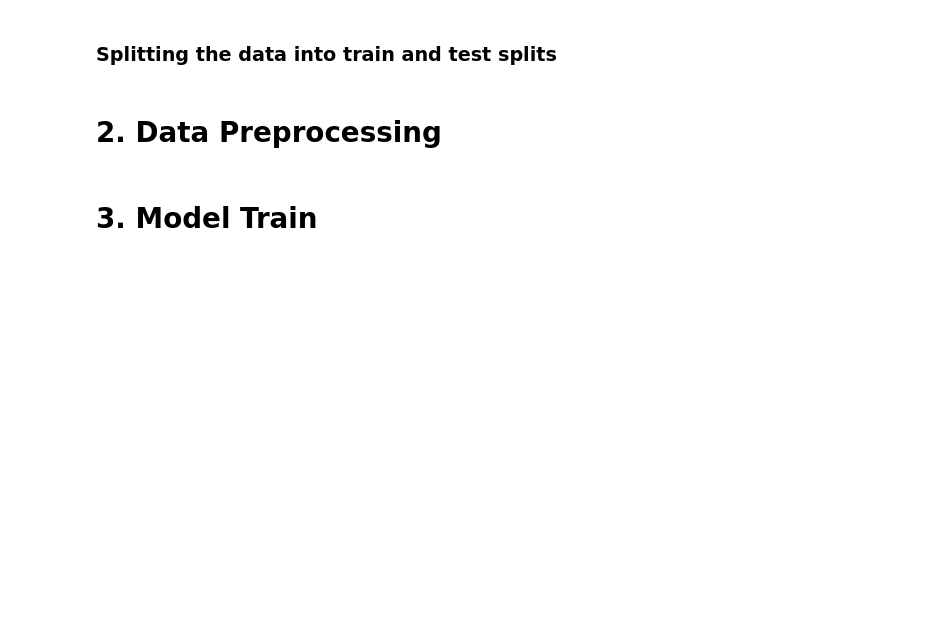
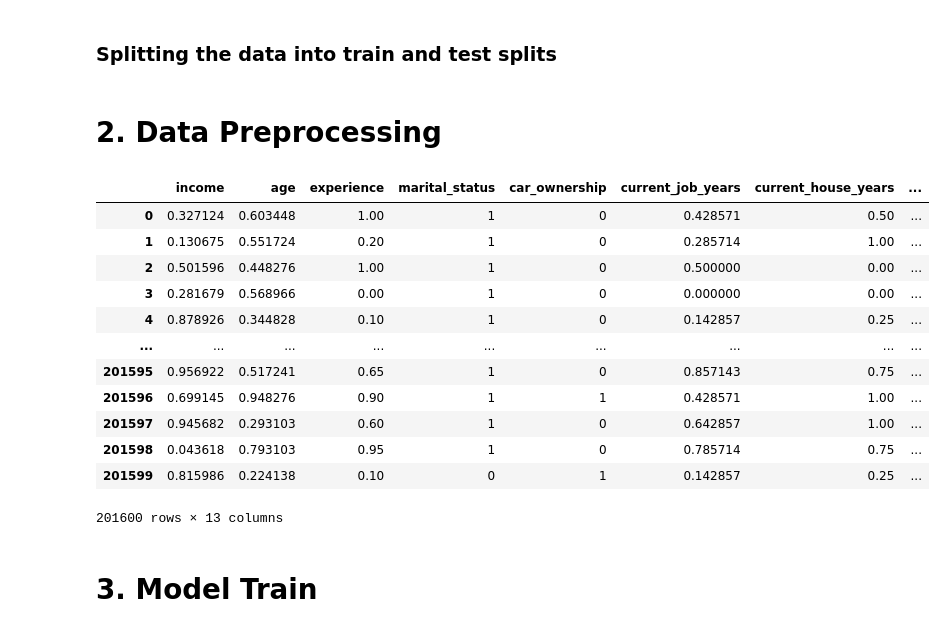
Before and after one commit to jonjonnyjonjon/dm-g3t3, a Jupyter notebook: Preprocessing variations/Keith - AdaBoost.ipynb, the cells around one changed output. Saved outputs shown, nothing was run; the diff lists cells and outputs as text; code cells hidden in the pictures; blank space fills up the shorter version.

```diff
--- a/Preprocessing variations/Keith - AdaBoost.ipynb
+++ b/Preprocessing variations/Keith - AdaBoost.ipynb
@@ -90,6 +90,22 @@ def data_preprocessing(df_x, df_y):
 # %%
 x_train = data_preprocessing(x_train, y_train)
 x_test = data_preprocessing(x_test, y_test)
+# %%
+x_train
+# %% [output]
+|  | income | age | experience | marital_status | car_ownership | current_job_years | current_house_years | ... |
+| 0 | 0.327124 | 0.603448 | 1.00 | 1 | 0 | 0.428571 | 0.50 | ... |
+| 1 | 0.130675 | 0.551724 | 0.20 | 1 | 0 | 0.285714 | 1.00 | ... |
+| 2 | 0.501596 | 0.448276 | 1.00 | 1 | 0 | 0.500000 | 0.00 | ... |
+| 3 | 0.281679 | 0.568966 | 0.00 | 1 | 0 | 0.000000 | 0.00 | ... |
+| 4 | 0.878926 | 0.344828 | 0.10 | 1 | 0 | 0.142857 | 0.25 | ... |
+| ... | ... | ... | ... | ... | ... | ... | ... | ... |
+| 201595 | 0.956922 | 0.517241 | 0.65 | 1 | 0 | 0.857143 | 0.75 | ... |
+| 201596 | 0.699145 | 0.948276 | 0.90 | 1 | 1 | 0.428571 | 1.00 | ... |
+| 201597 | 0.945682 | 0.293103 | 0.60 | 1 | 0 | 0.642857 | 1.00 | ... |
+| 201598 | 0.043618 | 0.793103 | 0.95 | 1 | 0 | 0.785714 | 0.75 | ... |
+| 201599 | 0.815986 | 0.224138 | 0.10 | 0 | 1 | 0.142857 | 0.25 | ... |
+201600 rows × 13 columns
 # %% [markdown]
 # 3. Model Train
 # %%
```
Also changed, not shown: 2 other files.
